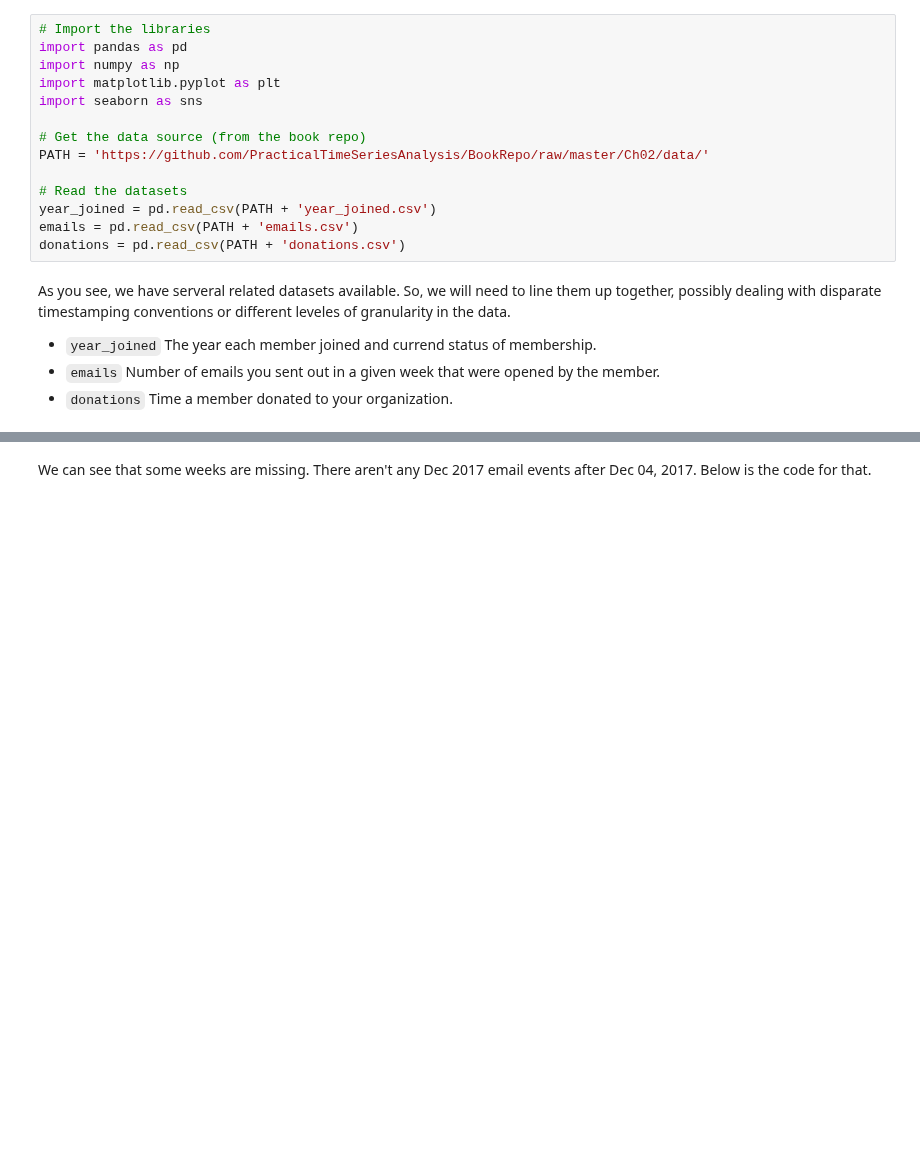
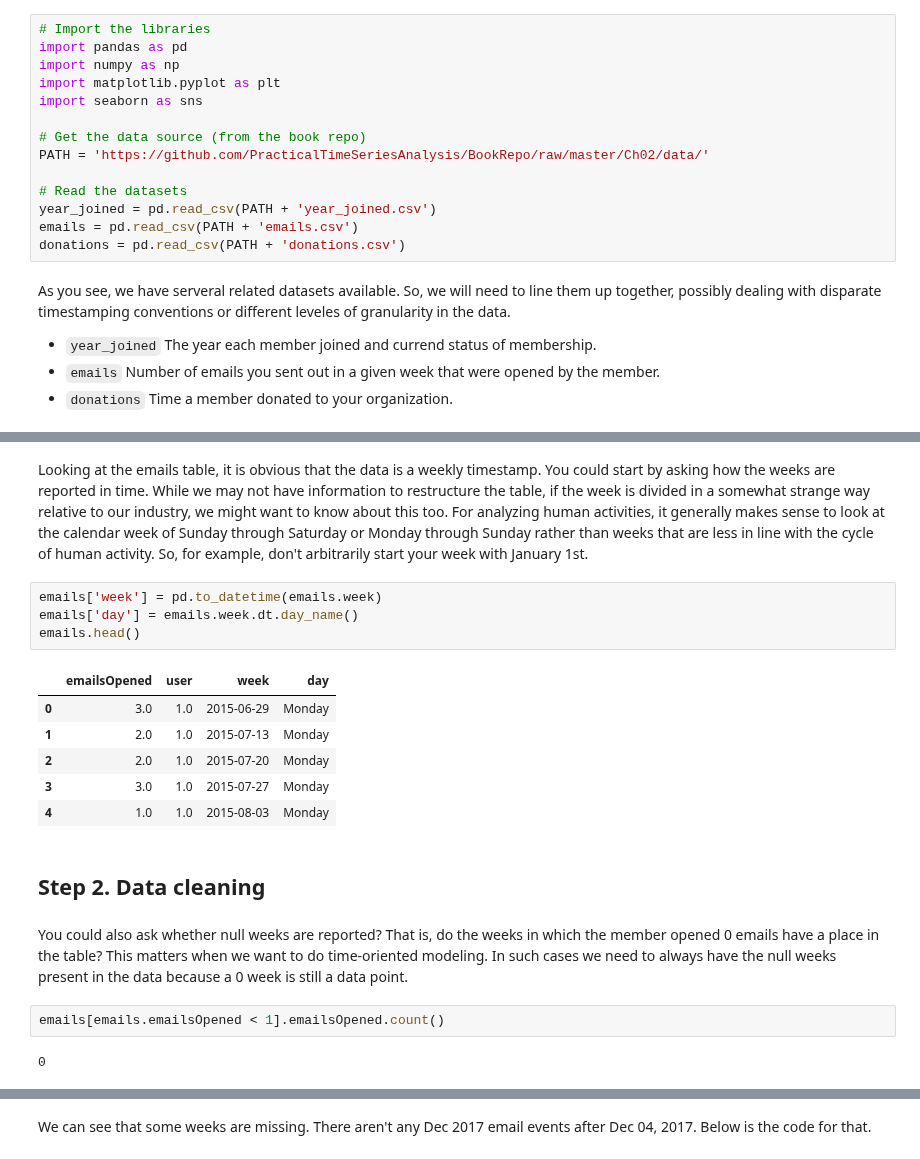
Before and after one commit to mohamedyosef101/learning_area, a Jupyter notebook: Time Series/Practical Time Series Analysis - Nielsen/0-data_collection.ipynb, the cells around one changed output, grey strips where cells are left out. Drawn from its saved outputs; the diff is of its cells as text; blank space fills up the shorter version.

Commit message:
Examining and cleaning the data

```diff
--- a/Time Series/Practical Time Series Analysis - Nielsen/0-data_collection.ipynb
+++ b/Time Series/Practical Time Series Analysis - Nielsen/0-data_collection.ipynb
@@ -55,0 +85,21 @@ Here we can see that all 1000 users have only one status, so that the year they
+# %% [markdown]
+Looking at the emails table, it is obvious that the data is a weekly timestamp. You could start by asking how the weeks are reported in time. While we may not have information to restructure the table, if the week is divided in a somewhat strange way relative to our industry, we might want to know about this too. For analyzing human activities, it generally makes sense to look at the calendar week of Sunday through Saturday or Monday through Sunday rather than weeks that are less in line with the cycle of human activity. So, for example, don't arbitrarily start your week with January 1st.
+# %%
+emails['week'] = pd.to_datetime(emails.week)
+emails['day'] = emails.week.dt.day_name()
+emails.head()
+# %% [output]
+|  | emailsOpened | user | week | day |
+| 0 | 3.0 | 1.0 | 2015-06-29 | Monday |
+| 1 | 2.0 | 1.0 | 2015-07-13 | Monday |
+| 2 | 2.0 | 1.0 | 2015-07-20 | Monday |
+| 3 | 3.0 | 1.0 | 2015-07-27 | Monday |
+| 4 | 1.0 | 1.0 | 2015-08-03 | Monday |
+# %% [markdown]
+## Step 2. **Data cleaning**
+# %% [markdown]
+You could also ask whether null weeks are reported? That is, do the weeks in which the member opened 0 emails have a place in the table? This matters when we want to do time-oriented modeling. In such cases we need to always have the null weeks present in the data because a 0 week is still a data point.
+# %%
+emails[emails.emailsOpened < 1].emailsOpened.count()
+# %% [output]
+0
```
Also changed, not shown: parts of 29 cells of this notebook.
